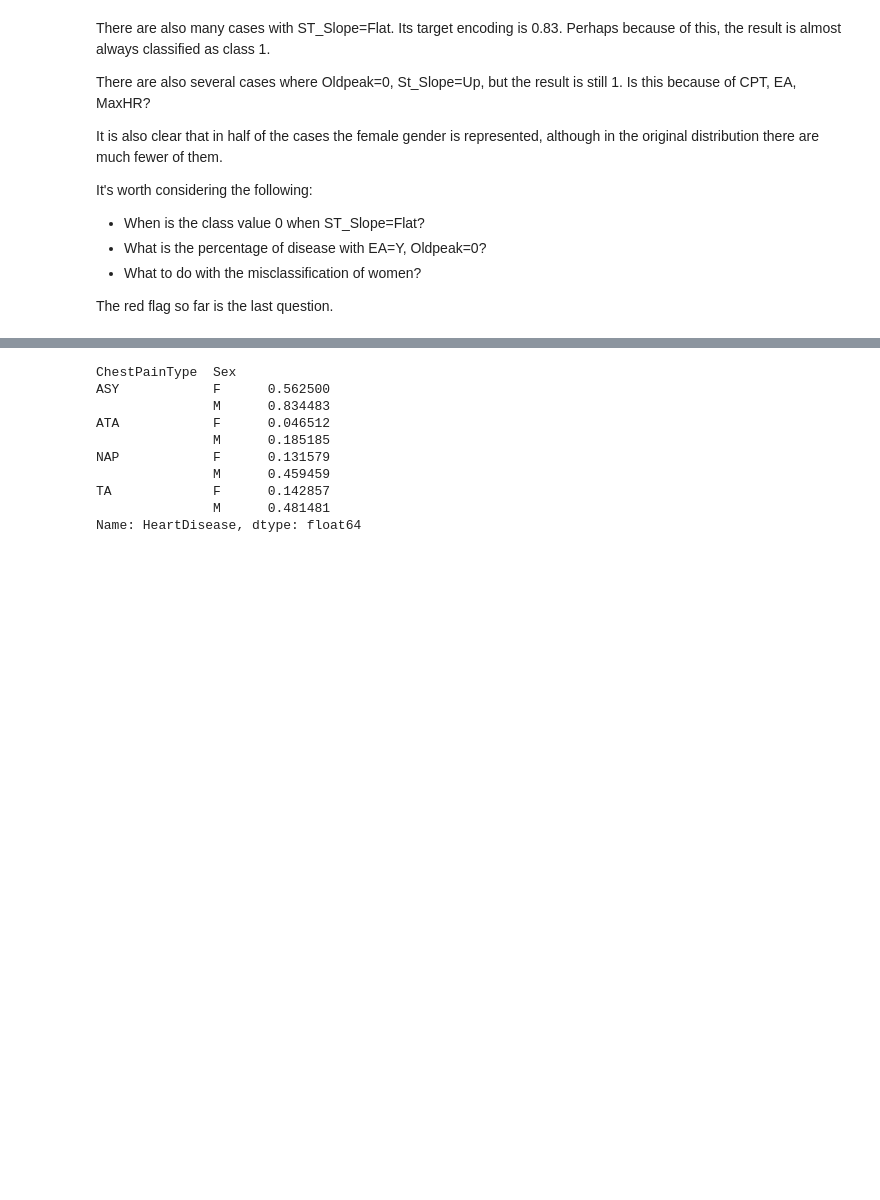
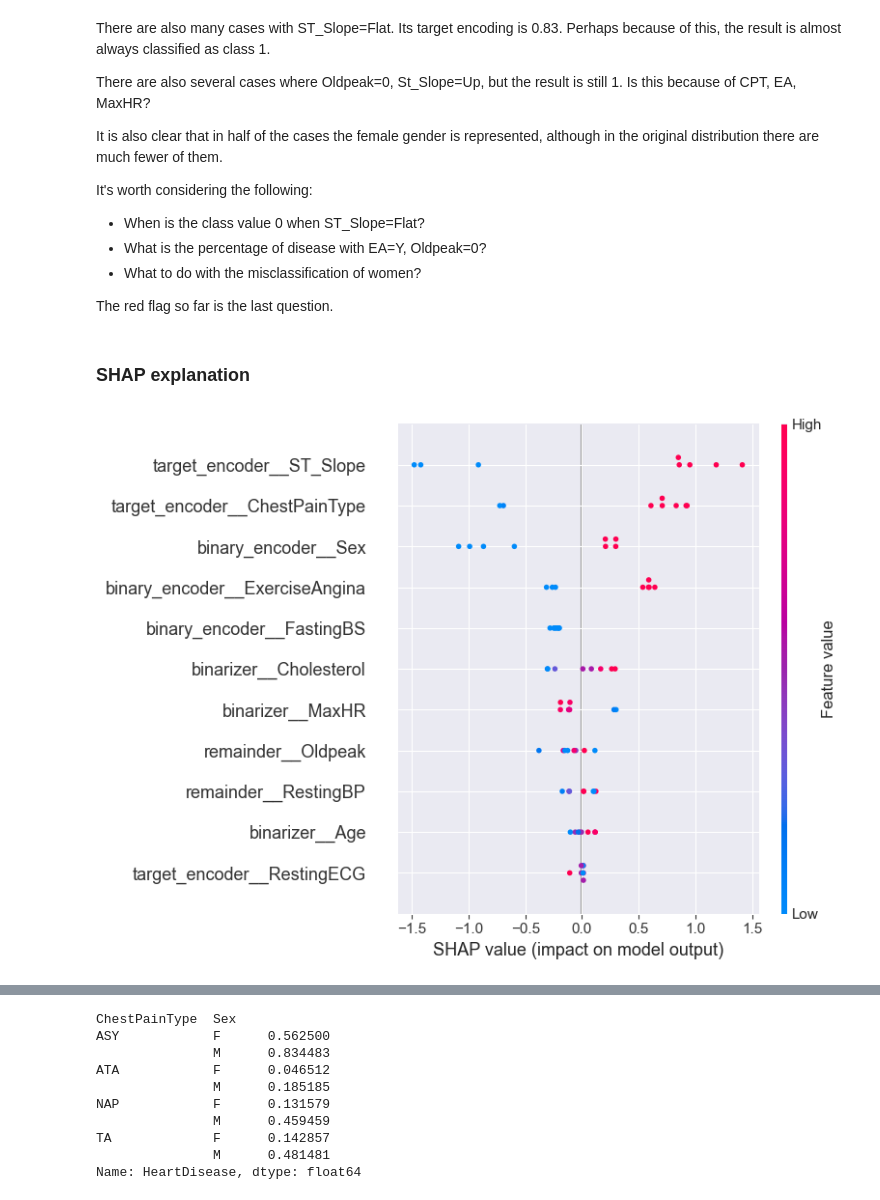
Before and after one commit to Lymuthien/heart_failure, a Jupyter notebook: notebooks/7.0-error-analysis.ipynb, the cells around one changed output, grey strips where cells are left out. Drawn from its saved outputs; the diff is of its cells as text; code cells hidden in the pictures; blank space fills up the shorter version.

```diff
--- a/notebooks/7.0-error-analysis.ipynb
+++ b/notebooks/7.0-error-analysis.ipynb
@@ -112,3 +102,12 @@ It's worth considering the following:
 - What to do with the misclassification of women?
 
 The red flag so far is the last question.
+# %% [markdown]
+### SHAP explanation
+# %%
+explainer = shap.TreeExplainer(model.named_steps["model"])
+shap_values = explainer(X_val_transformed[weak_cl])
+# %%
+shap.summary_plot(shap_values, X_val_transformed[weak_cl])
+# %% [output]
+[figure, added]
```
Also changed, not shown: parts of 17 cells of this notebook, 3 other files.
